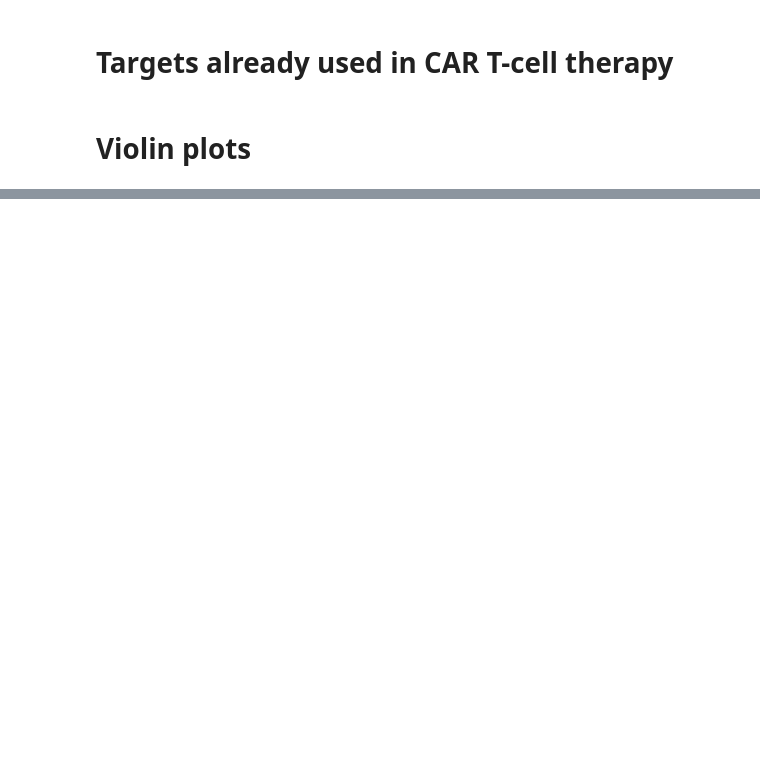
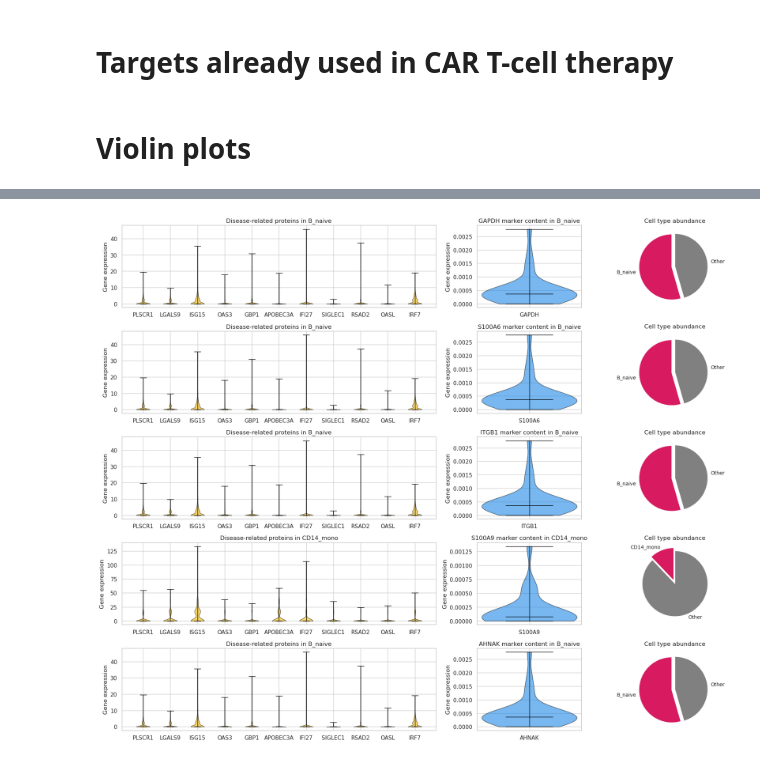
Before and after one commit to Norange01/scRNA-seq_Analysis, a Jupyter notebook: CAR T-Cell Therapy Target Assessment.ipynb, the cells around one changed output, grey strips where cells are left out. Saved outputs shown, nothing was run; the diff lists cells and outputs as text; code cells hidden in the pictures; blank space fills up the shorter version.

```diff
--- a/CAR T-Cell Therapy Target Assessment.ipynb
+++ b/CAR T-Cell Therapy Target Assessment.ipynb
@@ -668,0 +666,76 @@ Cell type: CD14_mono, Surface marker: FYB1, Value: 0.00023
+# %%
+import matplotlib.pyplot as plt
+import seaborn as sns
+import pandas as pd
+import numpy as np
+
+# Assuming the necessary variables (adata, cellMatrix, cellTypes, surf_markers, etc.) are defined elsewhere
+
+# Get top n scores in averagedMatrix with column and index names
+top_scores = markers_averagedMatrix.unstack().sort_values(ascending=False).head(n)
+top_info = [(index[1], index[0], value) for index, value in top_scores.items()]
+
+# Display the top n scores with column and index names
+print("Top " + str(n) + " Scores for " + str(upregProts) + ":")
+fig, axs = plt.subplots(nrows=n, ncols=3, figsize=(18, 3*n), gridspec_kw={'width_ratios': [3, 1,1]})
+i = 0
+
+for col, idx, val in top_info:
+    if idx in repurposableTargets:
+        repurp = "\tTested for cancer"
+    else:
+        repurp = ""
+
+    # Get the data to be plotted in the violin plot
+    violin_data_1 = [cellMatrix.loc[cellMatrix['cell_type'] == col, prot] for prot in upregProts]
+    violin_data_2 = markers_averagedMatrix.loc[col, :].dropna()
+
+    # Plot the combined violin plot for multiple upregProts
+    violin_parts_1 = axs[i, 0].violinplot(violin_data_1, showmedians=True, showextrema=True)
+    axs[i, 0].set_xticks(np.arange(1, len(upregProts) + 1))
+    axs[i, 0].set_xticklabels(upregProts)
+    axs[i, 0].set_title("Disease-related proteins in " + col)
+    axs[i, 0].set_ylabel("Gene expression")
+
+    # Customize violin plot colors
+    for j, pc in enumerate(violin_parts_1['bodies']):
+        pc.set_facecolor('#FFC107')
+        pc.set_edgecolor('black')
+        pc.set_alpha(0.6)
+
+    for partname in ('cbars', 'cmins', 'cmaxes', 'cmedians'):
+        vp = violin_parts_1[partname]
+        vp.set_edgecolor('black')
+        vp.set_linewidth(1)
+
+    # Plot the second violin plot
+    violin_parts_2 = axs[i, 1].violinplot([violin_data_2], showmedians=True, showextrema=True)
+    axs[i, 1].set_xticks([1])
+    axs[i, 1].set_xticklabels([idx])
+    axs[i, 1].set_title(idx + " marker content in " + col)
+    axs[i, 1].set_ylabel("Gene expression")
+
+    for pc in violin_parts_2['bodies']:
+        pc.set_facecolor('#1E88E5')
+        pc.set_edgecolor('black')
+        pc.set_alpha(0.6)
+
+    for partname in ('cbars', 'cmins', 'cmaxes', 'cmedians'):
+        vp = violin_parts_2[partname]
+        vp.set_edgecolor('black')
+        vp.set_linewidth(1)
+
+    # Plot the pie chart
+    piechart = axs[i, 2].pie([sums_norm[cellTypes.index(col)], 1 - sums_norm[cellTypes.index(col)]],
+                             labels=[col, "Other"], colors=['#D81B60', 'grey'],
+                             startangle=90, explode=[0.1, 0],
+                             textprops={'size': 'smaller'})
+    axs[i, 2].set_title("Cell type abundance")
+
+    print(f"Cell type: {col}, Surface marker: {idx}, Value: {val:.5f}" + repurp)
+    i += 1
+
+plt.tight_layout()
+plt.show()
+fig.savefig(dataset + "_" + upregProt + "_violin.png")
+# %% [output]
@@ -669,3 +748,4 @@ Cell type: CD14_mono, Surface marker: FYB1, Value: 0.00023
+[figure, added]
 # %%
 import zipfile
 import os
```
Also changed, not shown: parts of 16 cells of this notebook.
